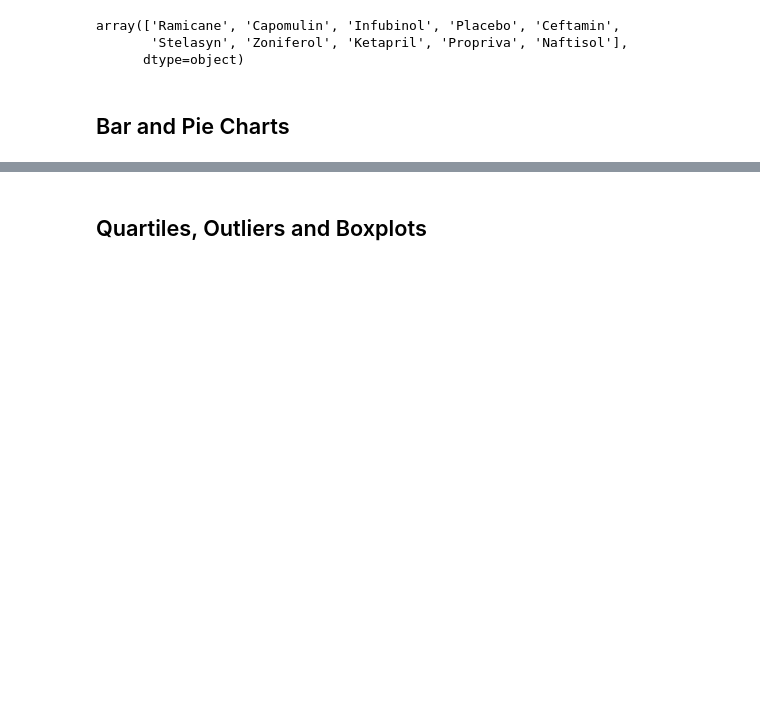
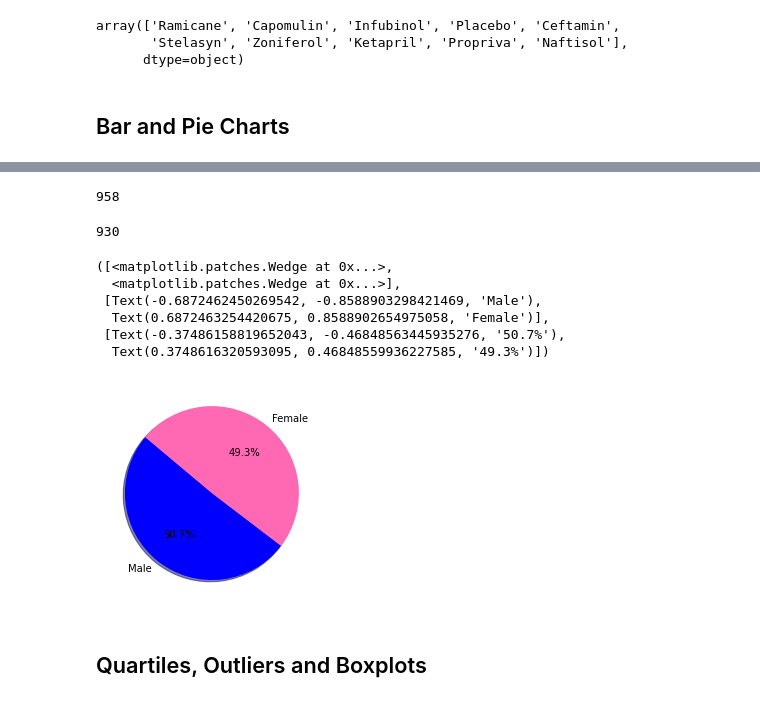
Before and after one commit to Carly-Jane/Matplotlib_Homework_Carly_Wieland, a Jupyter notebook: pymaceuticals_starter.ipynb, the cells around one changed output, grey strips where cells are left out. Saved outputs shown, nothing was run; the diff lists cells and outputs as text; code cells hidden in the pictures; blank space fills up the shorter version.

Commit message:
Pie chart section partialy complete

```diff
--- a/pymaceuticals_starter.ipynb
+++ b/pymaceuticals_starter.ipynb
@@ -248,29 +264,36 @@ array(['Ramicane', 'Capomulin', 'Infubinol', 'Placebo', 'Ceftamin',
+# %%
+number_of_male_mice = len(study_data_complete_clean.loc[study_data_complete_clean["Sex"] == "Male"])
+number_of_male_mice
+# %% [output]
+958
+# %%
+number_of_female_mice = len(study_data_complete_clean.loc[study_data_complete_clean["Sex"] == "Female"])
+number_of_female_mice
+# %% [output]
+930
 # %%
 # Generate a pie plot showing the distribution of female versus male mice using pandas
 
+# Labels for the sections of our pie chart
+labels = ["Male", "Female"]
 
-# # Import our dependencies
-# import matplotlib.pyplot as plt
-# import numpy as np
+# The values of each section of the pie chart
+sizes = [number_of_male_mice, number_of_female_mice]
 
-
-# # Labels for the sections of our pie chart
-# labels = ["Humans", "Smurfs", "Hobbits", "Ninjas"]
-
-# # The values of each section of the pie chart
-# sizes = [220, 95, 80, 100]
-
-# # The colors of each section of the pie chart
-# colors = ["red", "orange", "lightcoral", "lightskyblue"]
-
-# # Tells matplotlib to seperate the "Humans" section from the others
-# explode = (0.1, 0, 0, 0)
-
-
-# # Creates the pie chart based upon the values above
-# # Automatically finds the percentages of each part of the pie chart
-# plt.pie(sizes, explode=explode, labels=labels, colors=colors,
-#         autopct="%1.1f%%", shadow=True, startangle=140);
+# The colors of each section of the pie chart
+colors = ["blue", "hotpink"]
+# %%
+# Creates the pie chart based upon the values above
+# Automatically finds the percentages of each part of the pie chart
+plt.pie(sizes, labels=labels, colors=colors, autopct="%1.1f%%", shadow=True, startangle=140)
+# %% [output]
+([<matplotlib.patches.Wedge at 0x...>,
+  <matplotlib.patches.Wedge at 0x...>],
+ [Text(-0.6872462450269542, -0.8588903298421469, 'Male'),
+  Text(0.6872463254420675, 0.8588902654975058, 'Female')],
+ [Text(-0.37486158819652043, -0.46848563445935276, '50.7%'),
+  Text(0.3748616320593095, 0.46848559936227585, '49.3%')])
+[figure, added]
 # %%
 # Generate a pie plot showing the distribution of female versus male mice using pyplot
 # %% [markdown]
```
Also changed, not shown: parts of 1 cell of this notebook.
